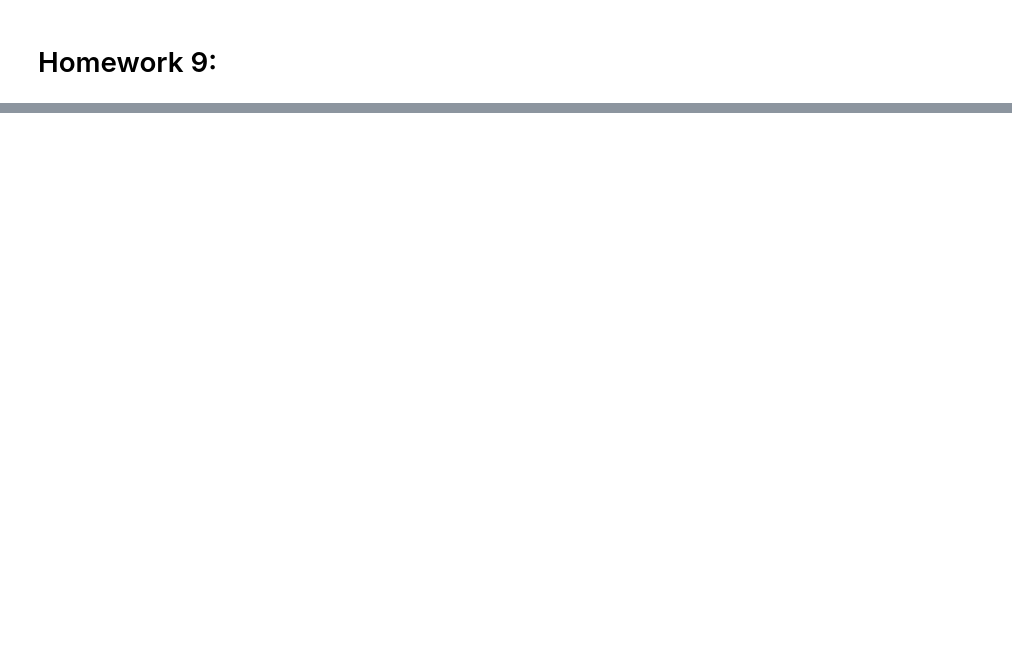
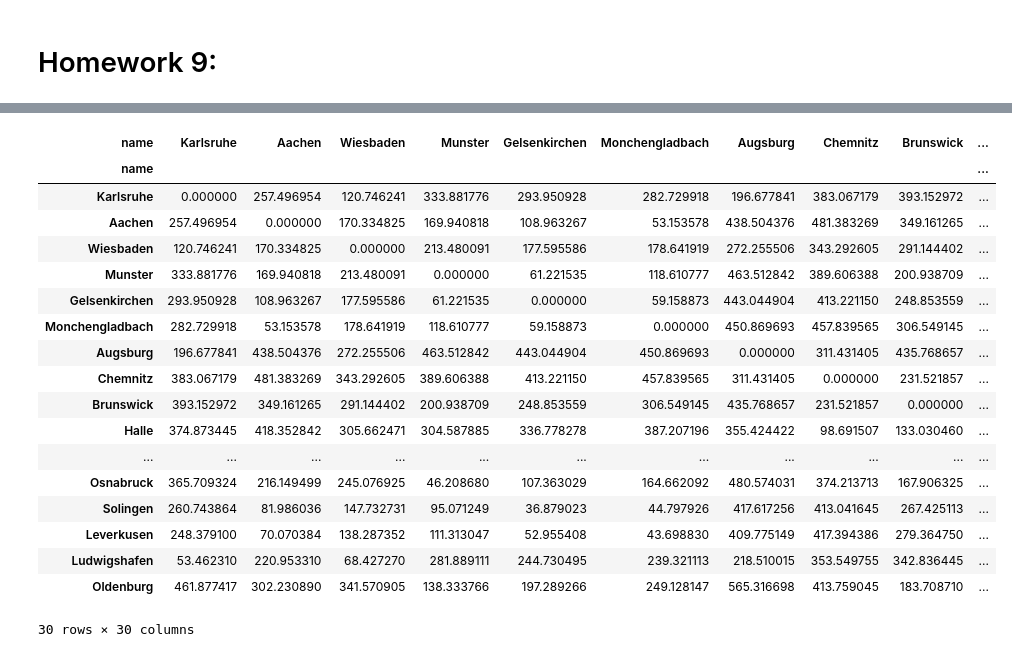
Before and after one commit to camiscoding2670/Cami_Zheng_BIO174HW, a Jupyter notebook: Homework_09/Homework9.ipynb, the cells around one changed output, grey strips where cells are left out. Saved outputs shown, nothing was run; the diff lists cells and outputs as text; code cells hidden in the pictures; blank space fills up the shorter version.

```diff
--- a/Homework_09/Homework9.ipynb
+++ b/Homework_09/Homework9.ipynb
@@ -34,0 +29,22 @@ import pcoa
+# %%
+import pandas as pd
+import geopy.distance as geo
+import plotly.express as px
+import pcoa
+import numpy as np
+from math import radians, cos, sin, asin, sqrt
+
+# Load world cities data
+world_cities = pd.read_csv('world_cities.csv',index_col=0,sep="\t")
+
+# Filter cities from Germany
+german_cities = world_cities[world_cities['country.etc'] == 'Germany']
+
+# Sort cities by population and select top 20 to 50
+sorted_german_cities = german_cities.sort_values(by='pop', ascending=False)
+selected_german_cities = sorted_german_cities.iloc[20:50]
+
+# Create a data frame with selected cities
+german_cities_df = selected_german_cities[['name', 'lat', 'long']]
+
+german_cities_df
@@ -34,0 +69,39 @@ import pcoa
+# %%
+
+#Calculate the distance between the cities using geopy.distance
+distances = []
+for i in range(len(german_cities_df)):
+    for j in range(len(german_cities_df)):
+        city1 = (german_cities_df.iloc[i]['lat'], german_cities_df.iloc[i]['long'])
+        city2 = (german_cities_df.iloc[j]['lat'], german_cities_df.iloc[j]['long'])
+        distance = geo.distance(city1, city2).km
+        distances.append(distance)
+
+# Reshape the distances list to match the shape of the distance matrix
+num_cities = len(german_cities_df)
+distance_matrix = pd.DataFrame(
+    data=np.array(distances).reshape(num_cities, num_cities),
+    index=german_cities_df['name'],
+    columns=german_cities_df['name'],
+)
+distance_matrix
+# %% [output]
+| name | Karlsruhe | Aachen | Wiesbaden | Munster | Gelsenkirchen | Monchengladbach | Augsburg | Chemnitz | Brunswick | ... |
+| name |  |  |  |  |  |  |  |  |  | ... |
+| Karlsruhe | 0.000000 | 257.496954 | 120.746241 | 333.881776 | 293.950928 | 282.729918 | 196.677841 | 383.067179 | 393.152972 | ... |
+| Aachen | 257.496954 | 0.000000 | 170.334825 | 169.940818 | 108.963267 | 53.153578 | 438.504376 | 481.383269 | 349.161265 | ... |
+| Wiesbaden | 120.746241 | 170.334825 | 0.000000 | 213.480091 | 177.595586 | 178.641919 | 272.255506 | 343.292605 | 291.144402 | ... |
+| Munster | 333.881776 | 169.940818 | 213.480091 | 0.000000 | 61.221535 | 118.610777 | 463.512842 | 389.606388 | 200.938709 | ... |
+| Gelsenkirchen | 293.950928 | 108.963267 | 177.595586 | 61.221535 | 0.000000 | 59.158873 | 443.044904 | 413.221150 | 248.853559 | ... |
+| Monchengladbach | 282.729918 | 53.153578 | 178.641919 | 118.610777 | 59.158873 | 0.000000 | 450.869693 | 457.839565 | 306.549145 | ... |
+| Augsburg | 196.677841 | 438.504376 | 272.255506 | 463.512842 | 443.044904 | 450.869693 | 0.000000 | 311.431405 | 435.768657 | ... |
+| Chemnitz | 383.067179 | 481.383269 | 343.292605 | 389.606388 | 413.221150 | 457.839565 | 311.431405 | 0.000000 | 231.521857 | ... |
+| Brunswick | 393.152972 | 349.161265 | 291.144402 | 200.938709 | 248.853559 | 306.549145 | 435.768657 | 231.521857 | 0.000000 | ... |
+| Halle | 374.873445 | 418.352842 | 305.662471 | 304.587885 | 336.778278 | 387.207196 | 355.424422 | 98.691507 | 133.030460 | ... |
+| ... | ... | ... | ... | ... | ... | ... | ... | ... | ... | ... |
+| Osnabruck | 365.709324 | 216.149499 | 245.076925 | 46.208680 | 107.363029 | 164.662092 | 480.574031 | 374.213713 | 167.906325 | ... |
+| Solingen | 260.743864 | 81.986036 | 147.732731 | 95.071249 | 36.879023 | 44.797926 | 417.617256 | 413.041645 | 267.425113 | ... |
+| Leverkusen | 248.379100 | 70.070384 | 138.287352 | 111.313047 | 52.955408 | 43.698830 | 409.775149 | 417.394386 | 279.364750 | ... |
+| Ludwigshafen | 53.462310 | 220.953310 | 68.427270 | 281.889111 | 244.730495 | 239.321113 | 218.510015 | 353.549755 | 342.836445 | ... |
+| Oldenburg | 461.877417 | 302.230890 | 341.570905 | 138.333766 | 197.289266 | 249.128147 | 565.316698 | 413.759045 | 183.708710 | ... |
+30 rows × 30 columns
```
Also changed, not shown: parts of 4 cells of this notebook.
